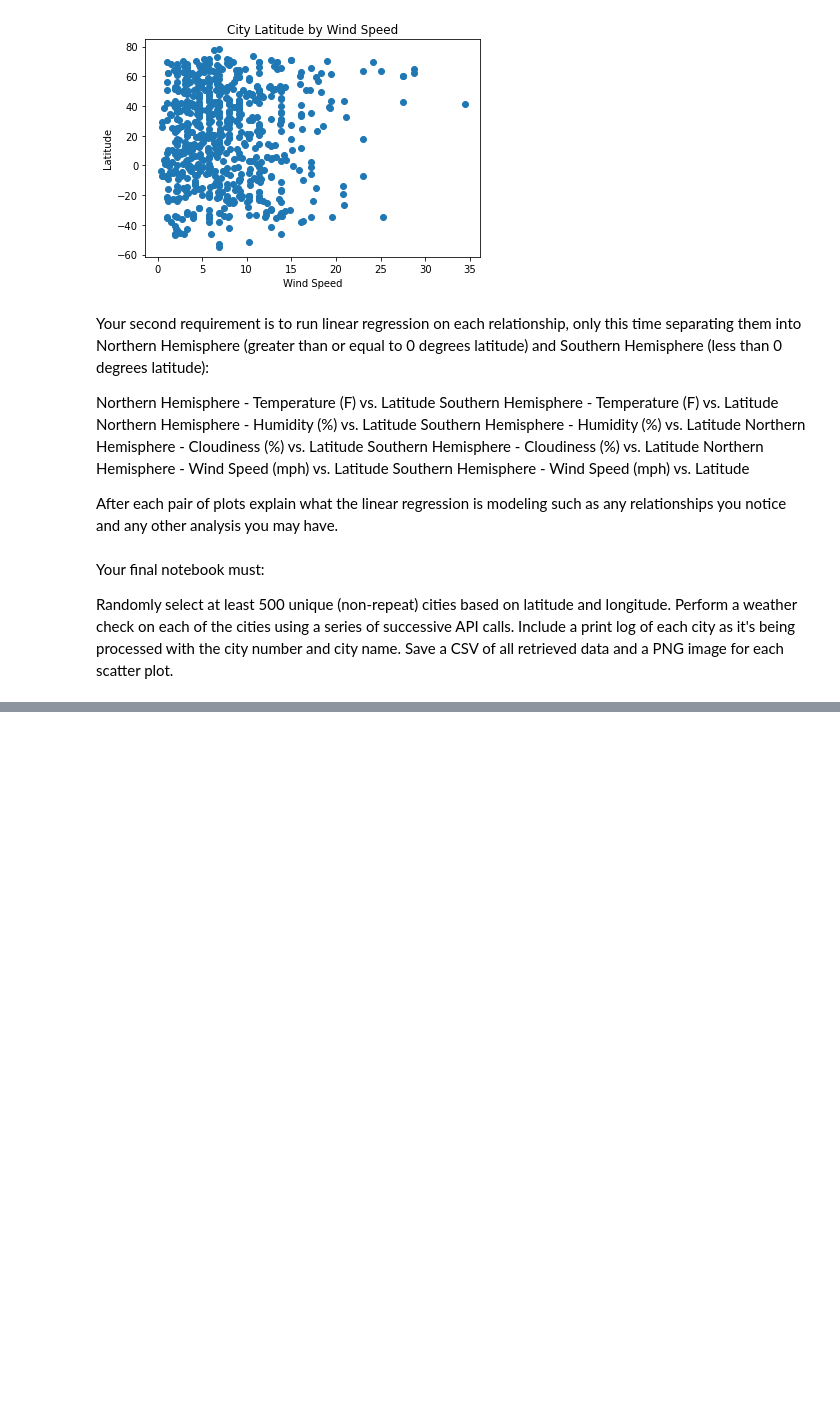
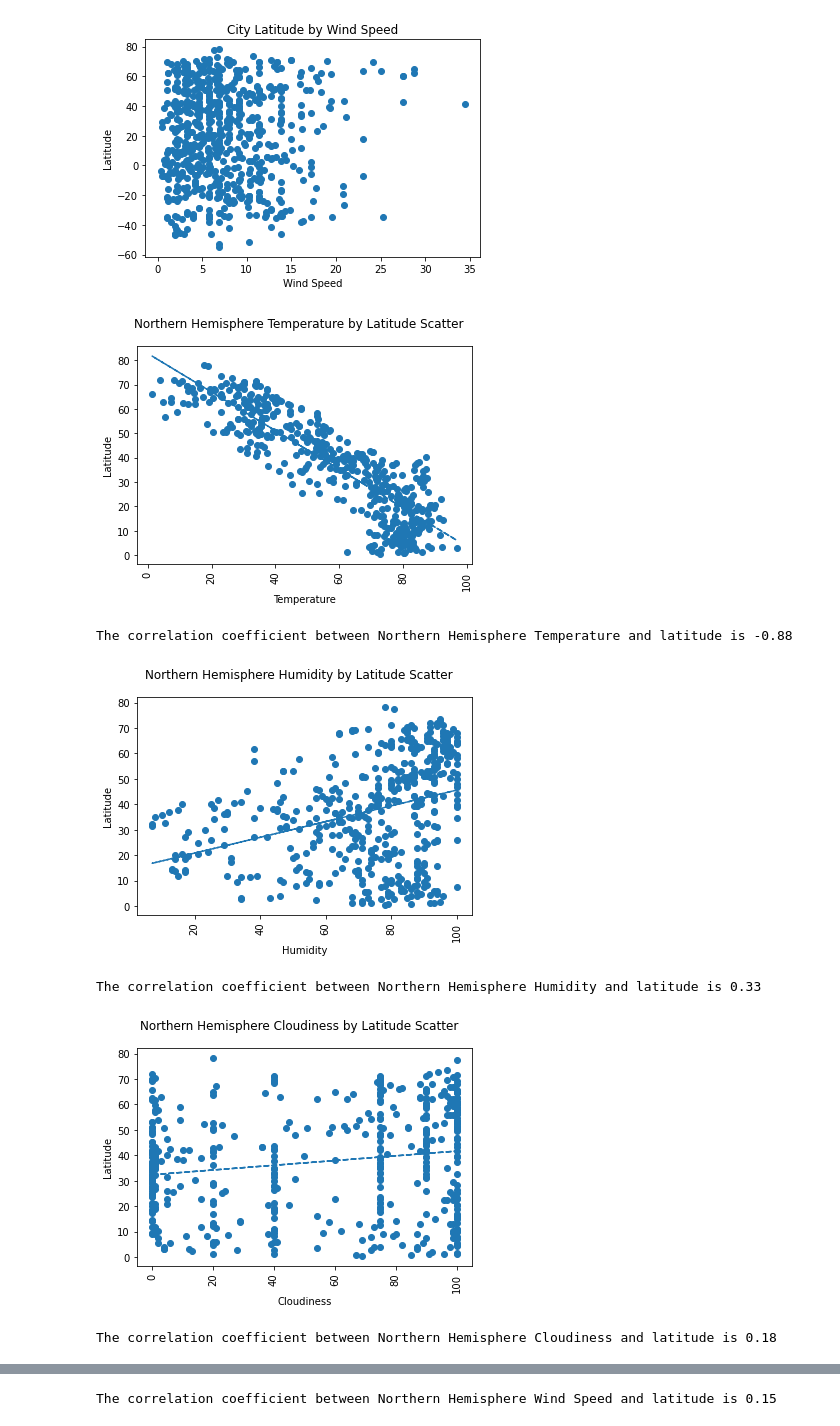
Before and after one commit to samanthasains/python-api-challenge, a Jupyter notebook: WeatherPy/WeatherPy.ipynb, the cells around one changed output, grey strips where cells are left out. Cells and saved outputs as stored; diff of their text form; code cells hidden in the pictures; blank space fills up the shorter version.

Commit message:
Completed scatter plots by hemisphere, wrote csv, generated pngs of plots

```diff
--- a/WeatherPy/WeatherPy.ipynb
+++ b/WeatherPy/WeatherPy.ipynb
@@ -91,8 +93,19 @@ for city in cities:
 #        print('Missing information - skipped ')
 
 #    print(f"The {city} temperate is {(response['main']['temp'])}, with {response['main']['humidity']}% humidity, {response['clouds']['all']}% cloudiness, and {response['wind']['speed']}mph winds")
+# %%
+#Write lists to data frame
+cities_complete = pd.DataFrame(data={"City Name": cities, "Latitude": lat, "Longitude": lon,
+                                         "Temperature": temps, "Humidity": humidity, "Cloudiness": cloudiness, "Wind Speed": wind_speed})
+
+#Drop empty rows
+cities_complete = cities_complete.dropna()
+
+#Write data frae to csv
+cities_complete.to_csv("./citydata.csv", sep=',',index=False)
 # %%
-city_data={'Temperature': temps, 'Humidity': humidity, 'Cloudiness': cloudiness, 'Wind Speed': wind_speed}
+city_data={'Temperature': cities_complete['Temperature'], 'Humidity':  cities_complete['Humidity'],
+           'Cloudiness':  cities_complete['Cloudiness'], 'Wind Speed':  cities_complete['Wind Speed']}
 
 for key, value in city_data.items():
     #Clear plot
@@ -101,7 +114,7 @@ for key, value in city_data.items():
     #Create scatter plots
     title=f"{key} by Latitude Scatter"
     fig_title=f"{value}_scatter"
-    fig_title=plt.scatter(value, lat, marker="o")
+    fig_title=plt.scatter(value, cities_complete['Latitude'], marker="o")
 
     #Incorporate the other graph properties
     plt.title(f"City Latitude by {key}")
@@ -118,16 +131,3 @@ for key, value in city_data.items():
 [figure]
 [figure]
 [figure]
-# %% [markdown]
-Your second requirement is to run linear regression on each relationship, only this time separating them into Northern Hemisphere (greater than or equal to 0 degrees latitude) and Southern Hemisphere (less than 0 degrees latitude):
-
-Northern Hemisphere - Temperature (F) vs. Latitude
-Southern Hemisphere - Temperature (F) vs. Latitude
-Northern Hemisphere - Humidity (%) vs. Latitude
-Southern Hemisphere - Humidity (%) vs. Latitude
-Northern Hemisphere - Cloudiness (%) vs. Latitude
-Southern Hemisphere - Cloudiness (%) vs. Latitude
-Northern Hemisphere - Wind Speed (mph) vs. Latitude
-Southern Hemisphere - Wind Speed (mph) vs. Latitude
-
-After each pair of plots explain what the linear regression is modeling such as any relationships you notice and any other analysis you may have.
@@ -149,7 +134,40 @@ After each pair of plots explain what the linear regression is modeling such as
-# %% [markdown]
-Your final notebook must:
-
-Randomly select at least 500 unique (non-repeat) cities based on latitude and longitude.
-Perform a weather check on each of the cities using a series of successive API calls.
-Include a print log of each city as it's being processed with the city number and city name.
-Save a CSV of all retrieved data and a PNG image for each scatter plot.
+# %%
+#Create subsets for northern and souther hemispheres
+northern_cities=cities_complete.loc[(cities_complete['Latitude'] > 0)]
+southern_cities=cities_complete.loc[(cities_complete['Latitude'] < 0)]
+# %%
+northern_data={'Temperature': northern_cities['Temperature'], 'Humidity':  northern_cities['Humidity'],
+           'Cloudiness':  northern_cities['Cloudiness'], 'Wind Speed':  northern_cities['Wind Speed']}
+
+for key, value in northern_data.items():
+    #Clear plot
+    plt.cla()
+
+    #Complete linear regression
+    slope, city_int, r, p, std_err = st.linregress(northern_cities[key], northern_cities['Latitude'])
+
+    # Create equation of line to calculate predicted violent crime rate
+    city_fit = slope * northern_cities[key] + city_int
+
+    #Create scatter plots
+    title=f"Northern Hemisphere {key} by Latitude Scatter"
+    plt.scatter(northern_cities[key], northern_cities['Latitude'])
+    plt.plot(northern_cities[key], city_fit,"--")
+    plt.xticks(rotation=90)
+    plt.suptitle(title)
+    plt.xlabel(key)
+    plt.ylabel('Latitude')
+
+    #Save the figure as PNG
+    plt.savefig(f"{title}.png")
+
+    #Show plot
+    plt.show()
+    print(f"The correlation coefficient between Northern Hemisphere {key} and latitude is {round(st.pearsonr(northern_cities[key], northern_cities['Latitude'])[0],2)}")
+# %% [output]
+[figure, added]
+The correlation coefficient between Northern Hemisphere Temperature and latitude is -0.88
+[figure, added]
+The correlation coefficient between Northern Hemisphere Humidity and latitude is 0.33
+[figure, added]
+The correlation coefficient between Northern Hemisphere Cloudiness and latitude is 0.18
@@ -155,0 +175 @@ Save a CSV of all retrieved data and a PNG image for each scatter plot.
+The correlation coefficient between Northern Hemisphere Wind Speed and latitude is 0.15
```
Also changed, not shown: parts of 5 cells of this notebook, 13 other files.
